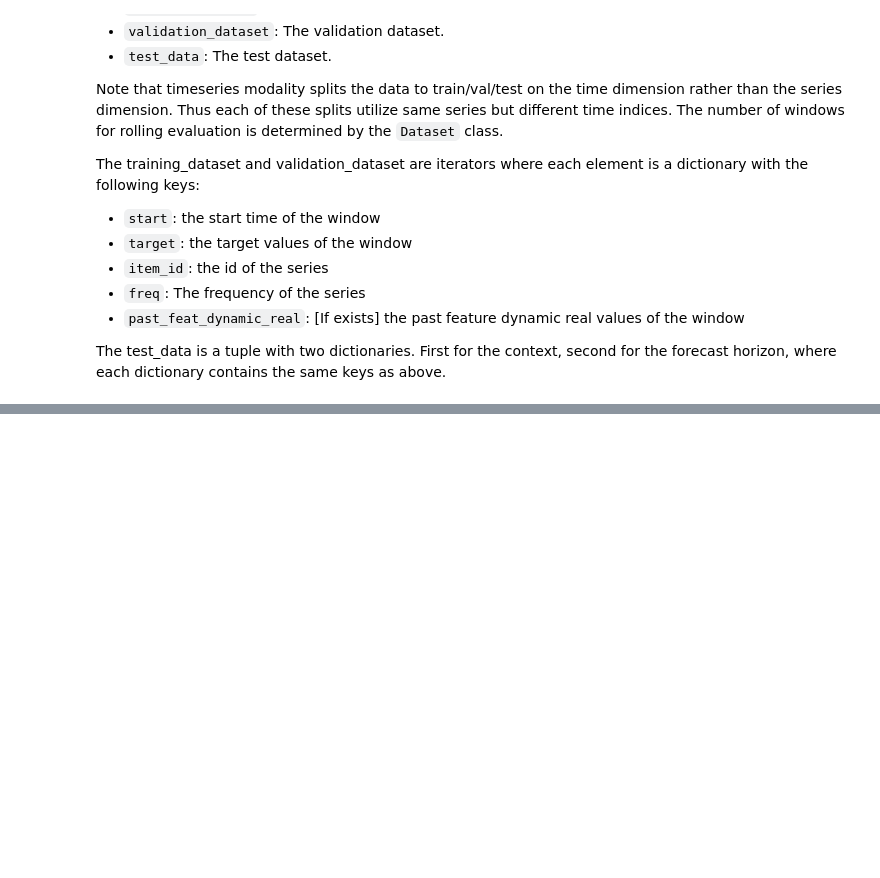
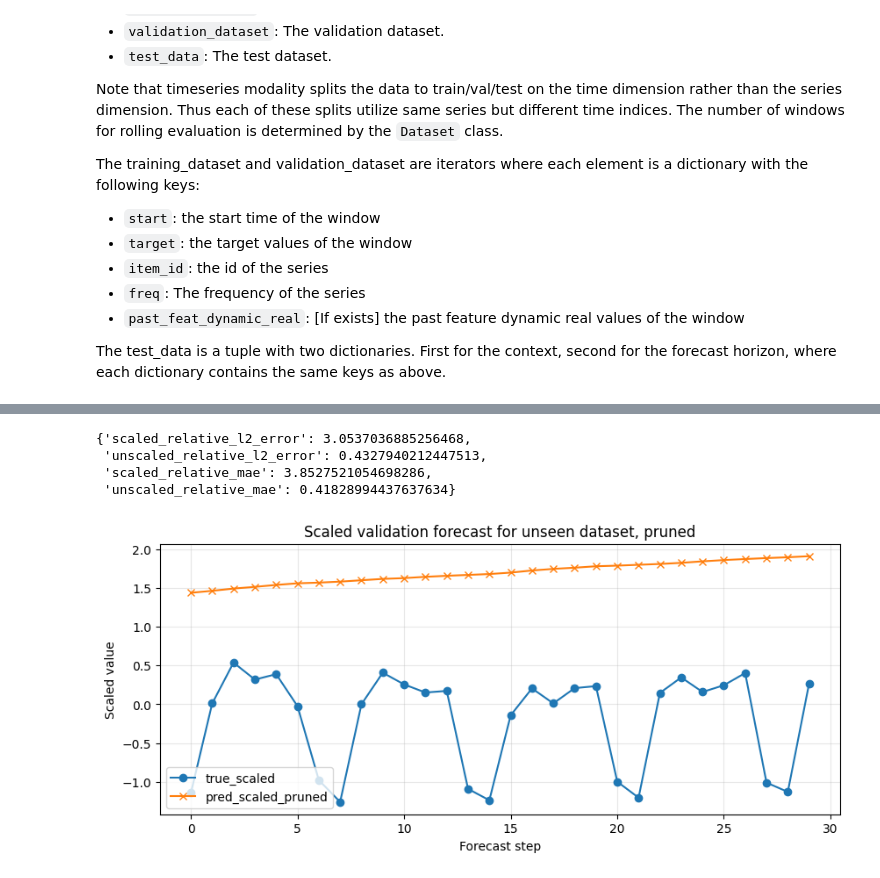
Before and after one commit to jonghyeon1998/KMD-Time-Series, a Jupyter notebook: experiments/dataset_daily.ipynb, the cells around one changed output, grey strips where cells are left out. Cells and saved outputs as stored; diff of their text form; code cells hidden in the pictures; blank space fills up the shorter version.

```diff
--- a/experiments/dataset_daily.ipynb
+++ b/experiments/dataset_daily.ipynb
@@ -421,0 +331,60 @@ comparison_metrics
+# %%
+pruning_results = []
+lambda_k_pruned = 10**-5
+lambda_gamma_pruned = 10**-5
+
+Gamma_xx_pruned = build_gamma_gram(
+    X_scaled[idx_selected,:][None,:],
+    time_kernel=baby_kernel_selected,
+    lambda_k=lambda_k_pruned,
+    masks=X_mask[idx_selected,:][None,:],
+)
+
+Gamma_wx_pruned = build_gamma_query(
+    unseen.context_scaled,
+    X_scaled[idx_selected,:][None,:],
+    time_kernel=baby_kernel_selected,
+    lambda_k=lambda_k_pruned,
+    query_mask=unseen.context_mask,
+    context_masks=X_mask[idx_selected,:][None,:],
+)
+
+pred_scaled_pruned = predict_future_from_gamma(
+    Gamma_wx_pruned,
+    Gamma_xx_pruned,
+    Y_scaled[idx_selected,:][None,:],
+    lambda_gamma=lambda_gamma_pruned,
+    target_masks=Y_mask[idx_selected,:][None,:],
+)
+pred_raw_pruned = inverse_transform_with_stats(
+    pred_scaled_pruned,
+    loc=unseen.loc,
+    scale=unseen.scale,
+    transform=unseen.transform,
+)
+
+
+pruning_results = {
+        "scaled_relative_l2_error": relative_l2_error(pred_scaled_pruned[observed_future], true_scaled_obs),
+        "unscaled_relative_l2_error": relative_l2_error(pred_raw_pruned[observed_future], true_raw_obs),
+        "scaled_relative_mae": relative_mae(pred_scaled_pruned[observed_future], true_scaled_obs),
+        "unscaled_relative_mae": relative_mae(pred_raw_pruned[observed_future], true_raw_obs)}
+
+pruning_results
+# %% [output]
+{'scaled_relative_l2_error': 3.0537036885256468,
+ 'unscaled_relative_l2_error': 0.4327940212447513,
+ 'scaled_relative_mae': 3.8527521054698286,
+ 'unscaled_relative_mae': 0.41828994437637634}
+# %%
+plt.figure(figsize=(10, 4))
+plt.plot(true_scaled, label="true_scaled", marker="o")
+plt.plot(pred_scaled_pruned, label="pred_scaled_pruned", marker="x")
+plt.title("Scaled validation forecast for unseen dataset, pruned")
+plt.xlabel("Forecast step")
+plt.ylabel("Scaled value")
+plt.legend()
+plt.grid(True, alpha=0.3)
+plt.show()
+# %% [output]
+[figure, added]
```
Also changed, not shown: parts of 13 cells of this notebook.
